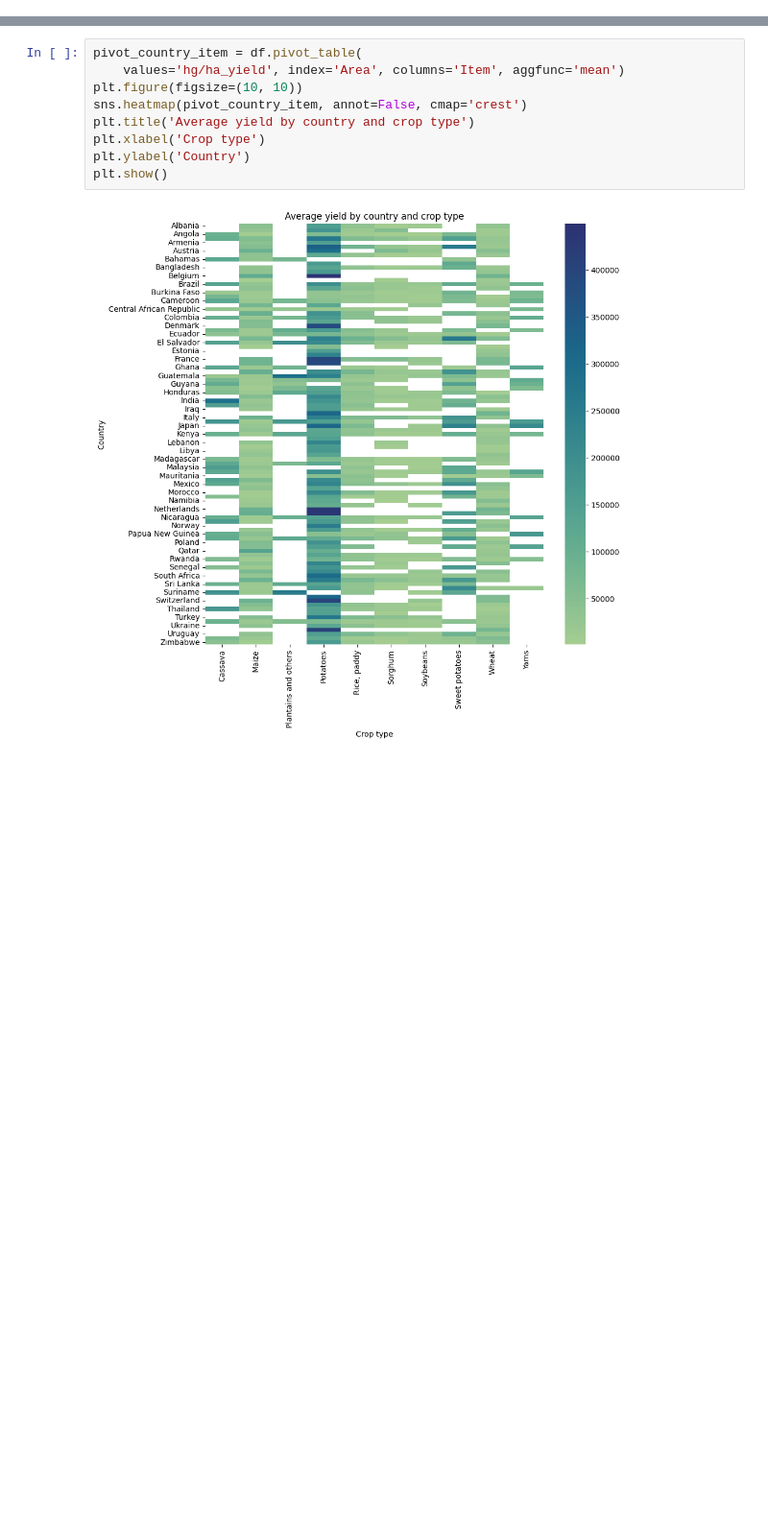
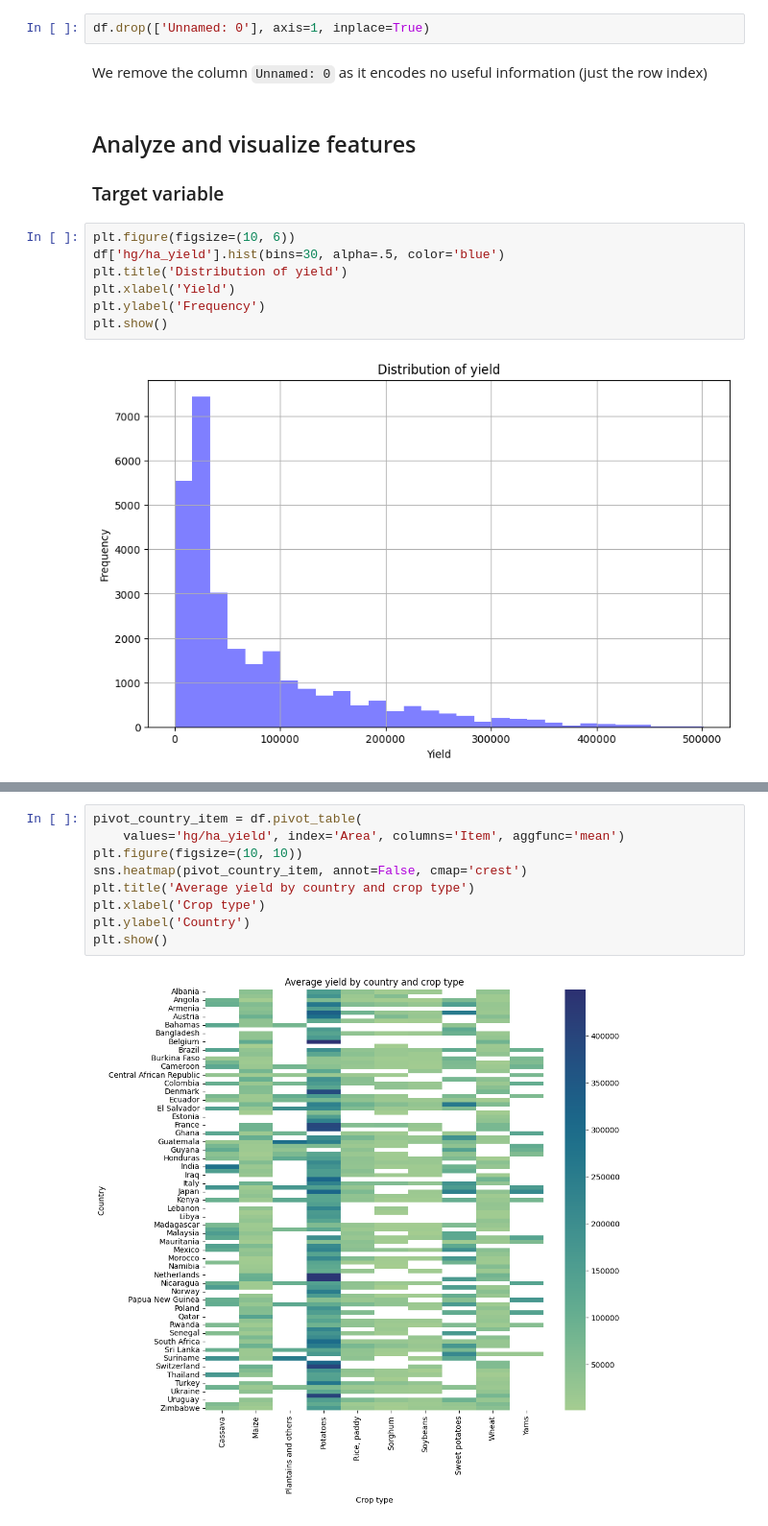
Before and after one commit to cristinavisentin/SmartCropApp, a Jupyter notebook: data/data_exploration.ipynb, the cells around one changed output, grey strips where cells are left out. Shown at 96% size. Saved outputs shown, nothing was run; the diff lists cells and outputs as text; blank space fills up the shorter version.

```diff
--- a/data/data_exploration.ipynb
+++ b/data/data_exploration.ipynb
@@ -38,0 +72,17 @@ df.drop(['Unnamed: 0'], axis=1, inplace=True)
+# %%
+df.drop(['Unnamed: 0'], axis=1, inplace=True)
+# %% [markdown]
+We remove the column `Unnamed: 0` as it encodes no useful information (just the row index)
+# %% [markdown]
+## Analyze and visualize features
+
+### Target variable
+# %%
+plt.figure(figsize=(10, 6))
+df['hg/ha_yield'].hist(bins=30, alpha=.5, color='blue')
+plt.title('Distribution of yield')
+plt.xlabel('Yield')
+plt.ylabel('Frequency')
+plt.show()
+# %% [output]
+[figure, added]
```
Also changed, not shown: parts of 28 cells of this notebook.
